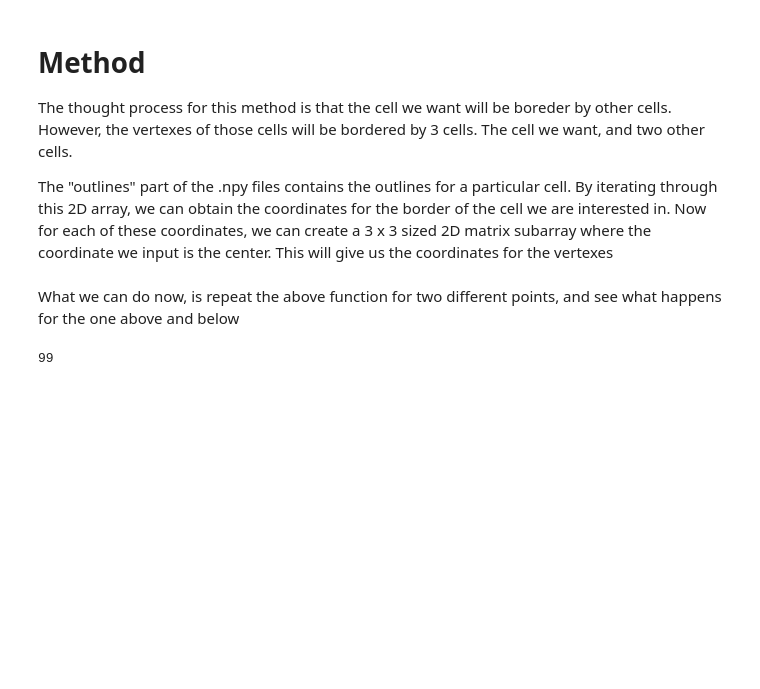
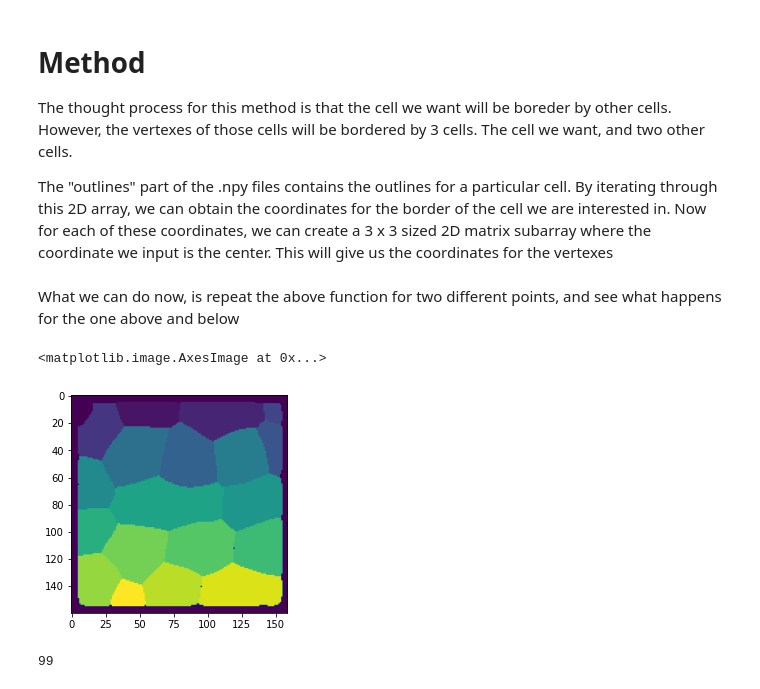
Before and after one commit to BiratalWagle/CellTensionFinal, a Jupyter notebook: Cellpose_Displacement.ipynb, the cells around one changed output. Saved outputs shown, nothing was run; the diff lists cells and outputs as text; code cells hidden in the pictures; blank space fills up the shorter version.

```diff
--- a/Cellpose_Displacement.ipynb
+++ b/Cellpose_Displacement.ipynb
@@ -126,6 +124,11 @@ for k in range(len(M)):
 
 # plt.imshow(O[5])
 # plt.imshow(M[5])
+# %%
+plt.imshow(M[3])
+# %% [output]
+<matplotlib.image.AxesImage at 0x...>
+[figure, added]
 # %%
 mainVertexList = []
 for q in range(len(roi_name)):
```
Also changed, not shown: parts of 7 cells of this notebook, 12 other files.
